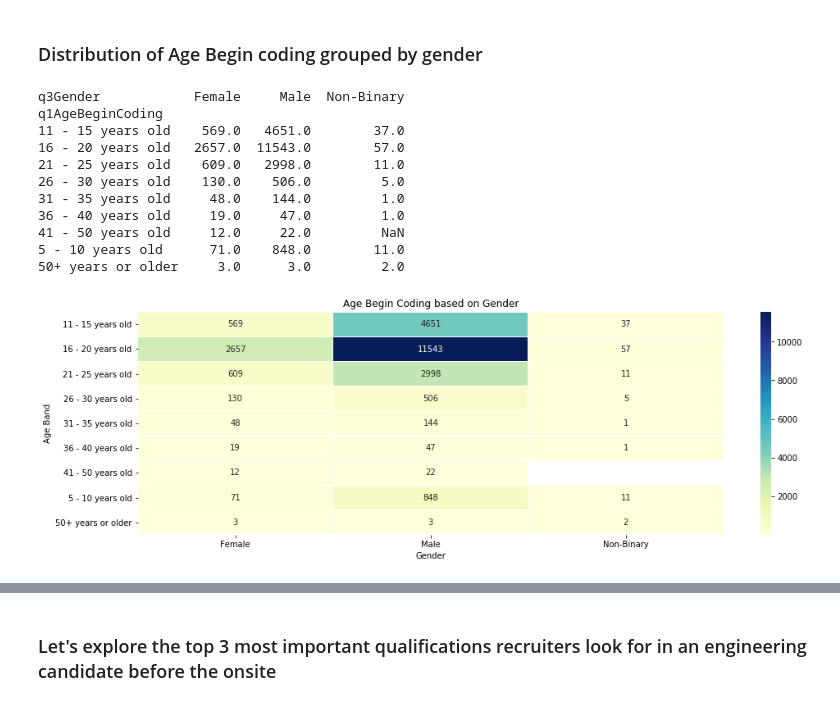
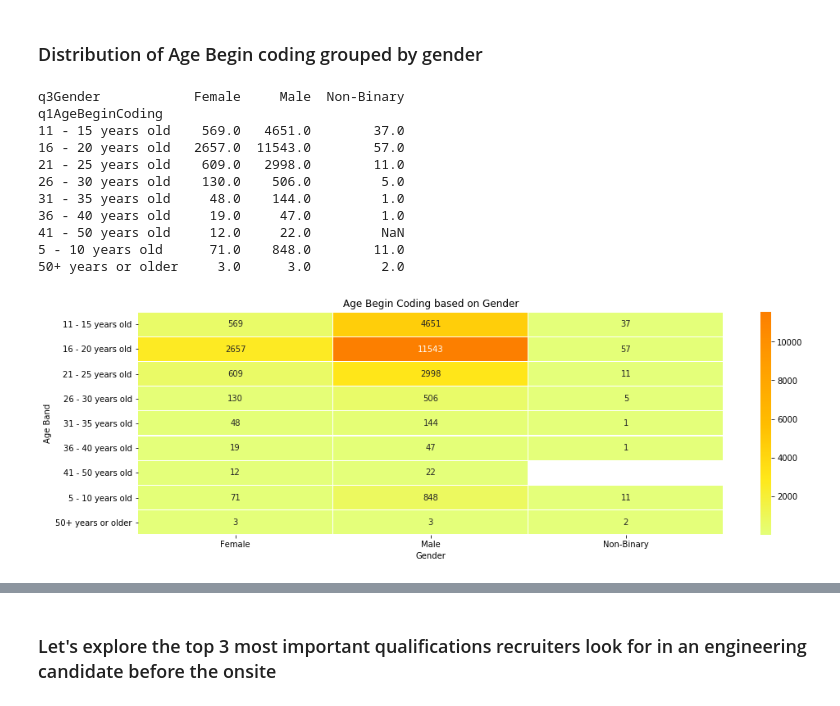
Before and after one commit to bipin2295/Developer-Survey, a Jupyter notebook: HackerrankAnalysis.ipynb, the cells around one changed output, grey strips where cells are left out. Saved outputs shown, nothing was run; the diff lists cells and outputs as text; code cells hidden in the pictures.

```diff
--- a/HackerrankAnalysis.ipynb
+++ b/HackerrankAnalysis.ipynb
@@ -199,26 +199,26 @@ Name: q1AgeBeginCoding, dtype: int64
 # %%
 count = survey.groupby(['q1AgeBeginCoding','q3Gender'])['q3Gender'].count().reset_index(name = 'count')
 #print(count)
 count = count.pivot(columns='q3Gender', index= 'q1AgeBeginCoding',values='count')
 print(count)
 plt.figure(figsize= (16,5))
-sns.heatmap(count,fmt='.0f',cmap='YlGnBu',linewidths=.01,annot=True)
+sns.heatmap(count,fmt='.0f',cmap='Wistia',linewidths=.01,annot=True)
 
 
 plt.title('Age Begin Coding based on Gender')
 plt.xlabel('Gender')
 plt.ylabel('Age Band')
 plt.show()
 # %% [output]
 q3Gender            Female     Male  Non-Binary
 q1AgeBeginCoding
 11 - 15 years old    569.0   4651.0        37.0
 16 - 20 years old   2657.0  11543.0        57.0
 21 - 25 years old    609.0   2998.0        11.0
 26 - 30 years old    130.0    506.0         5.0
 31 - 35 years old     48.0    144.0         1.0
 36 - 40 years old     19.0     47.0         1.0
 41 - 50 years old     12.0     22.0         NaN
 5 - 10 years old      71.0    848.0        11.0
 50+ years or older     3.0      3.0         2.0
-[figure, old version]
+[figure, new version]
```
Also changed, not shown: parts of 11 cells of this notebook.
